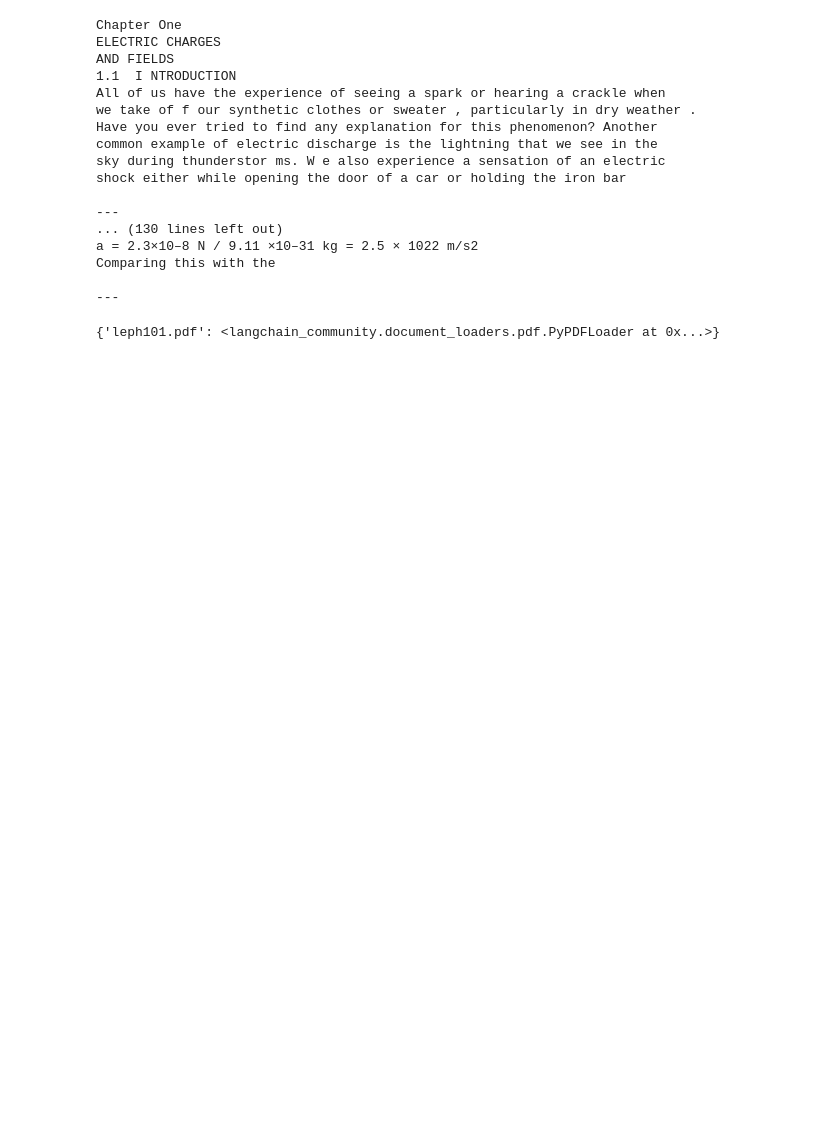
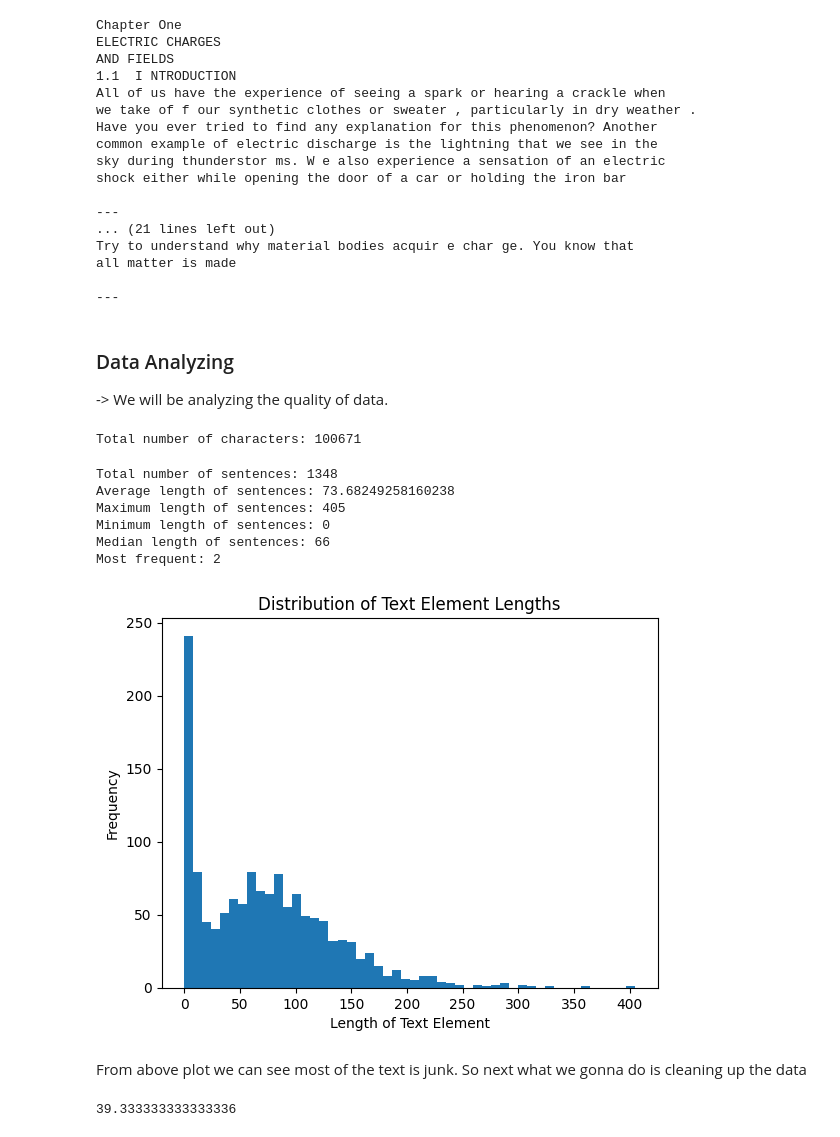
Before and after one commit to messi10tom/NoteG, a Jupyter notebook: Untitled-1.ipynb, the cells around one changed output. Cells and saved outputs as stored; diff of their text form; code cells hidden in the pictures; blank space fills up the shorter version.

Commit message:
data analysis

```diff
--- a/Untitled-1.ipynb
+++ b/Untitled-1.ipynb
@@ -40,5 +61,5 @@ All of us have the experience of seeing a
 # %%
-for i in range(0, 10):
+for i in range(3):
     print(docs[i].page_content[:500])
     print('\n---\n')
 # %% [output]
@@ -54,12 +75,56 @@ sky during thunderstor ms. W e also experience a sensation of an electric
 shock either while opening the door of a car or holding the iron bar
 
 ---
-... (130 lines left out)
-a = 2.3×10–8 N / 9.11 ×10–31 kg = 2.5 × 1022 m/s2
-Comparing this with the
+... (21 lines left out)
+Try to understand why material bodies acquir e char ge. You know that
+all matter is made
 
 ---
-# %%
-parser
-# %% [output]
-{'leph101.pdf': <langchain_community.document_loaders.pdf.PyPDFLoader at 0x...>}
+# %% [markdown]
+### Data Analyzing
+-> We will be analyzing the quality of data.
+# %%
+total_text = '\n'.join([doc.page_content for doc in docs])
+print(f'Total number of characters: {len(total_text)}')
+# %% [output]
+Total number of characters: 100671
+# %%
+# @title Chunking text
+
+total_text = total_text.split('.')
+# %%
+import matplotlib.pyplot as plt
+from collections import Counter
+
+def plot_length_distribution(total_text):
+  """Plots a histogram of the length of each element in total_text."""
+
+  text_lengths = [len(element) for element in total_text]
+
+  print(f'Total number of sentences: {len(text_lengths)}')
+  print(f'Average length of sentences: {sum(text_lengths) / len(text_lengths)}')
+  print(f'Maximum length of sentences: {max(text_lengths)}')
+  print(f'Minimum length of sentences: {min(text_lengths)}')
+  print(f'Median length of sentences: {sorted(text_lengths)[len(text_lengths) // 2]}')
+
+  length_counts = Counter(text_lengths)  # Count occurrences of each length
+  print(f'Most frequent: {length_counts.most_common(1)[0][0]}')
+
+  plt.hist(text_lengths, bins=50)
+  plt.xlabel('Length of Text Element')
+  plt.ylabel('Frequency')
+  plt.title('Distribution of Text Element Lengths')
+  plt.show()
+
+# Example usage:
+plot_length_distribution(total_text)
+# %% [output]
+Total number of sentences: 1348
+Average length of sentences: 73.68249258160238
+Maximum length of sentences: 405
+Minimum length of sentences: 0
+Median length of sentences: 66
+Most frequent: 2
+[figure, added]
+# %% [markdown]
+From above plot we can see most of the text is junk. So next what we gonna do is cleaning up the data
@@ -65,0 +142,4 @@ parser
+# %%
+score_function(total_text[0])
+# %% [output]
+39.333333333333336
```
Also changed, not shown: parts of 12 cells of this notebook.
